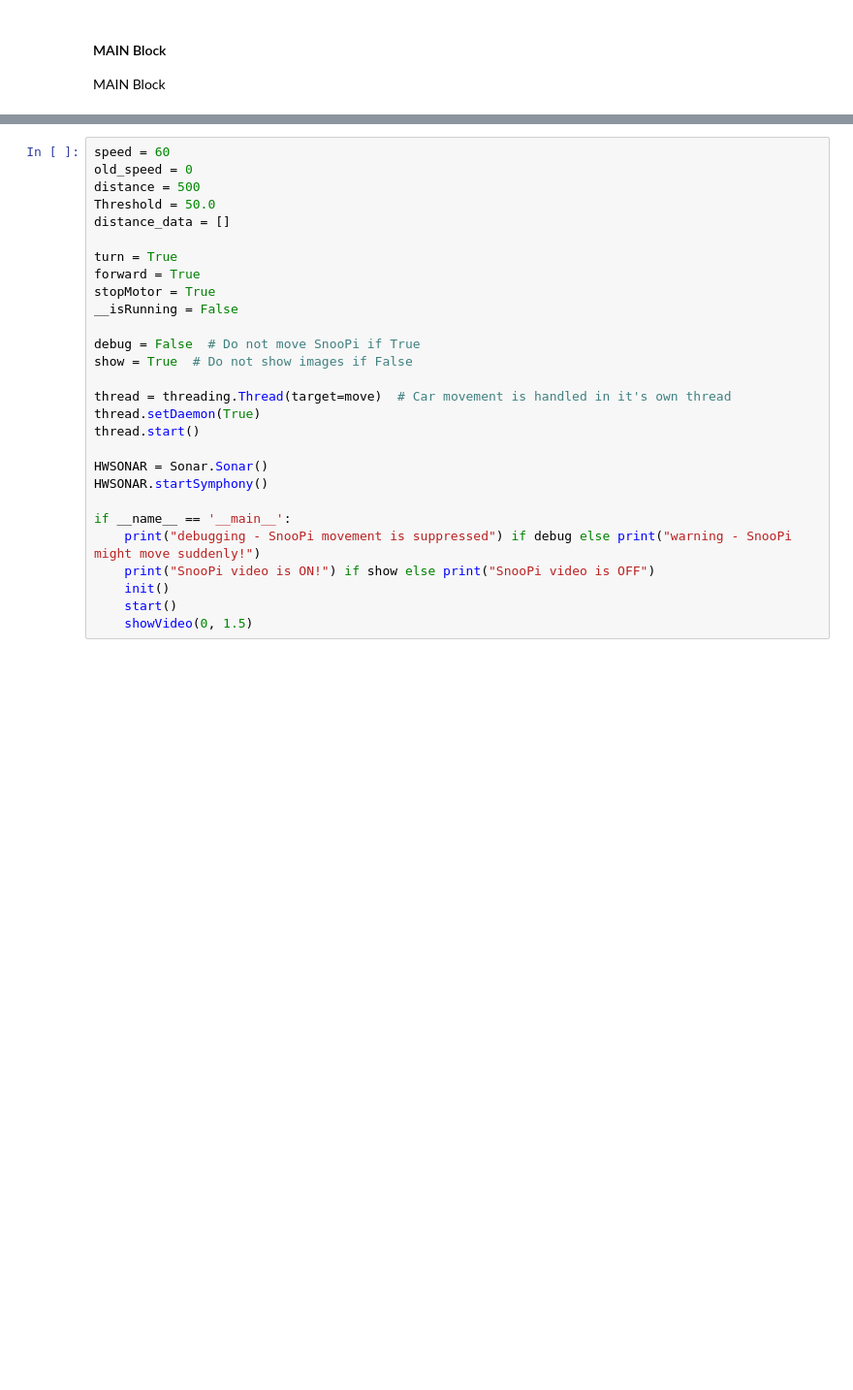
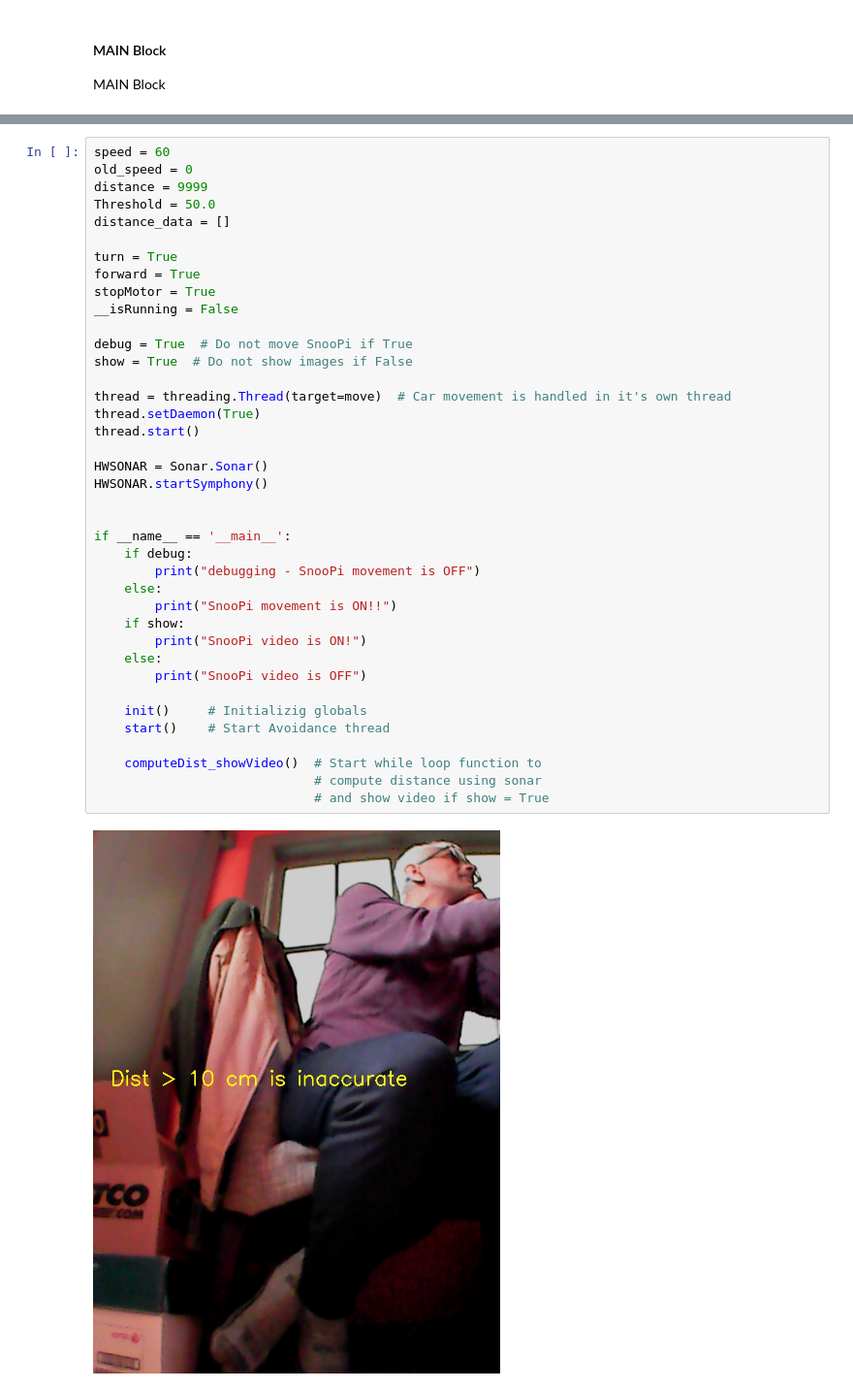
Before and after one commit to thebushschool/fcsr, a Jupyter notebook: projects/rpi_car/assignments/student_rcAvoid.ipynb, the cells around one changed output, grey strips where cells are left out. Shown: that part at 97% size. Saved outputs shown, nothing was run; the diff lists cells and outputs as text; blank space fills up the shorter version.

```diff
--- a/projects/rpi_car/assignments/student_rcAvoid.ipynb
+++ b/projects/rpi_car/assignments/student_rcAvoid.ipynb
@@ -288,28 +322,41 @@ MAIN Block
 # %%
 speed = 60
 old_speed = 0
-distance = 500
+distance = 9999
 Threshold = 50.0
 distance_data = []
 
 turn = True
 forward = True
 stopMotor = True
 __isRunning = False
 
-debug = False  # Do not move SnooPi if True
+debug = True  # Do not move SnooPi if True
 show = True  # Do not show images if False
 
 thread = threading.Thread(target=move)  # Car movement is handled in it's own thread
 thread.setDaemon(True)
 thread.start()
 
 HWSONAR = Sonar.Sonar()
 HWSONAR.startSymphony()
 
+
 if __name__ == '__main__':
-    print("debugging - SnooPi movement is suppressed") if debug else print("warning - SnooPi might move suddenly!")
-    print("SnooPi video is ON!") if show else print("SnooPi video is OFF")
-    init()
-    start()
-    showVideo(0, 1.5)
+    if debug:
+        print("debugging - SnooPi movement is OFF")
+    else:
+        print("SnooPi movement is ON!!")
+    if show:
+        print("SnooPi video is ON!")
+    else:
+        print("SnooPi video is OFF")
+
+    init()     # Initializig globals
+    start()    # Start Avoidance thread
+
+    computeDist_showVideo()  # Start while loop function to
+                             # compute distance using sonar
+                             # and show video if show = True
+# %% [output]
+[figure, added]
```
Also changed, not shown: parts of 5 cells of this notebook, 2 other files.
